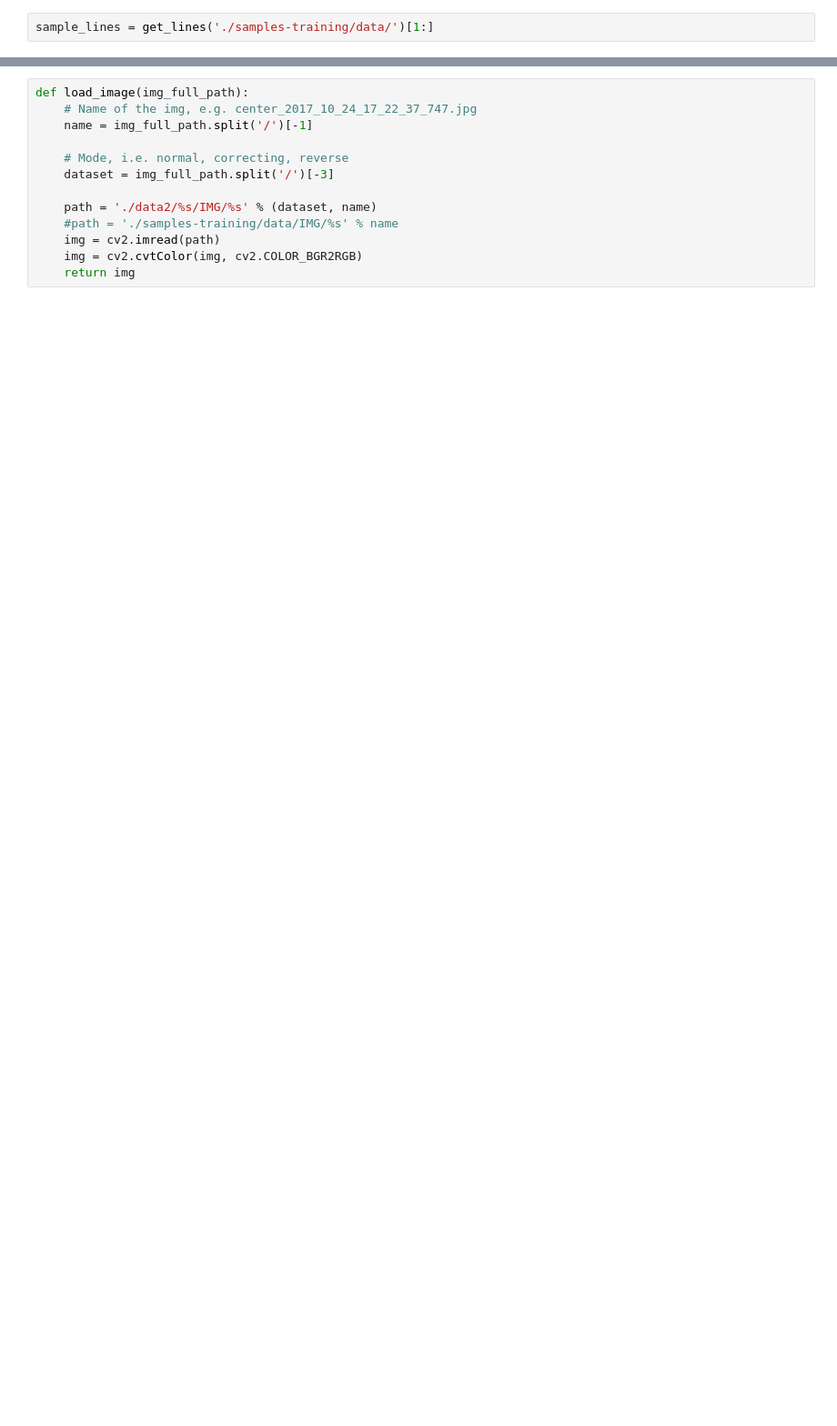
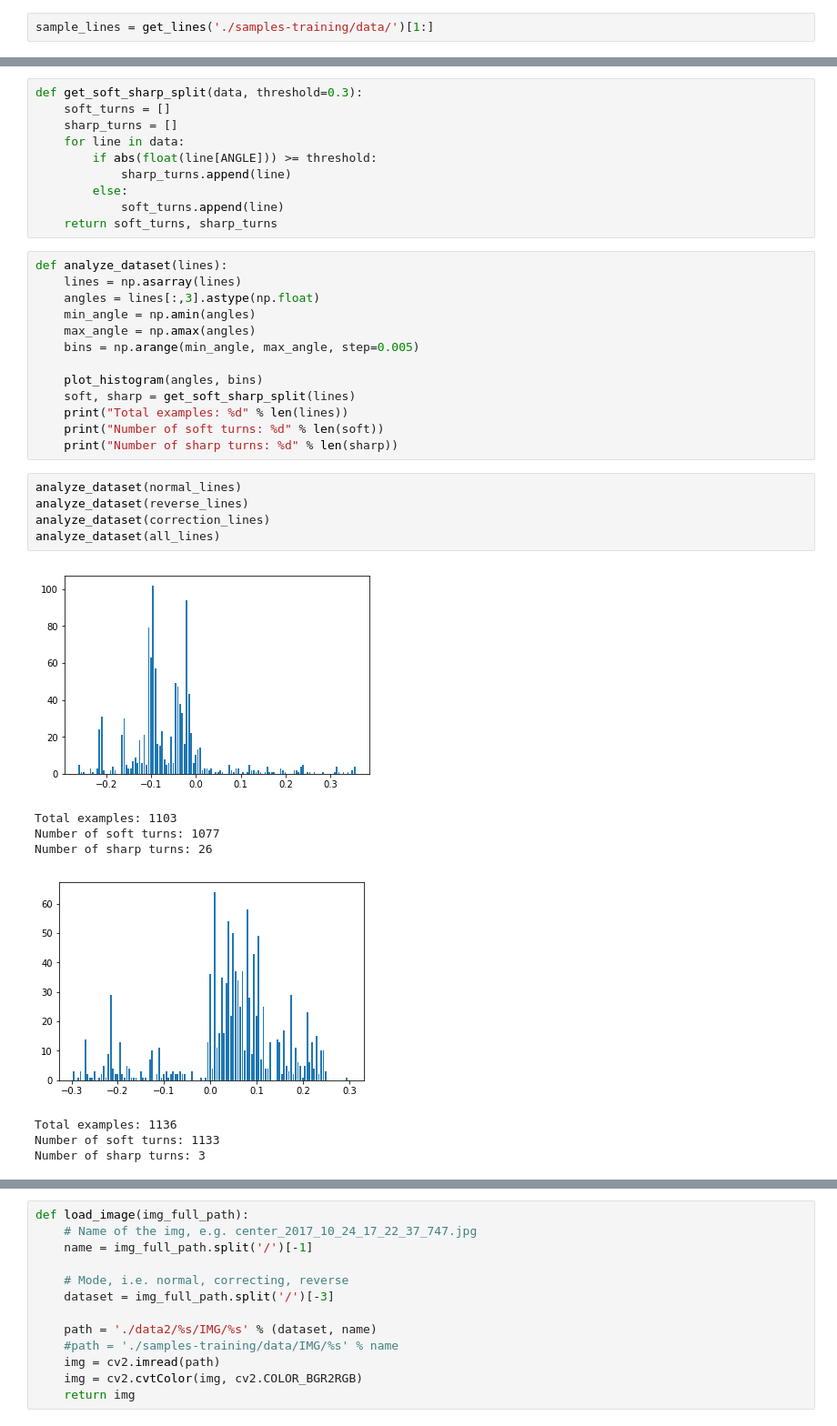
Before and after one commit to kevinwestern/CarND-Behavioral-Cloning-P3, a Jupyter notebook: model.ipynb, the cells around one changed output, grey strips where cells are left out. Shown at 91% size. Cells and saved outputs as stored; diff of their text form; blank space fills up the shorter version.

```diff
--- a/model.ipynb
+++ b/model.ipynb
@@ -52,0 +47,37 @@ plot_histogram(angles, bins)
+# %%
+def get_soft_sharp_split(data, threshold=0.3):
+    soft_turns = []
+    sharp_turns = []
+    for line in data:
+        if abs(float(line[ANGLE])) >= threshold:
+            sharp_turns.append(line)
+        else:
+            soft_turns.append(line)
+    return soft_turns, sharp_turns
+# %%
+def analyze_dataset(lines):
+    lines = np.asarray(lines)
+    angles = lines[:,3].astype(np.float)
+    min_angle = np.amin(angles)
+    max_angle = np.amax(angles)
+    bins = np.arange(min_angle, max_angle, step=0.005)
+
+    plot_histogram(angles, bins)
+    soft, sharp = get_soft_sharp_split(lines)
+    print("Total examples: %d" % len(lines))
+    print("Number of soft turns: %d" % len(soft))
+    print("Number of sharp turns: %d" % len(sharp))
+# %%
+analyze_dataset(normal_lines)
+analyze_dataset(reverse_lines)
+analyze_dataset(correction_lines)
+analyze_dataset(all_lines)
+# %% [output]
+[figure, added]
+Total examples: 1103
+Number of soft turns: 1077
+Number of sharp turns: 26
+[figure, added]
+Total examples: 1136
+Number of soft turns: 1133
+Number of sharp turns: 3
```
Also changed, not shown: parts of 16 cells of this notebook, 2 other files.
